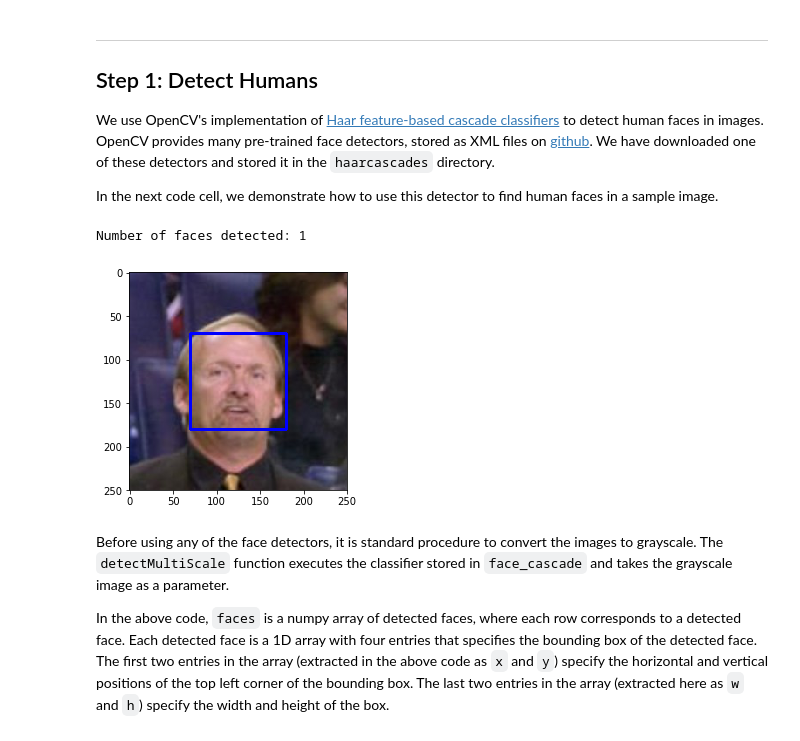
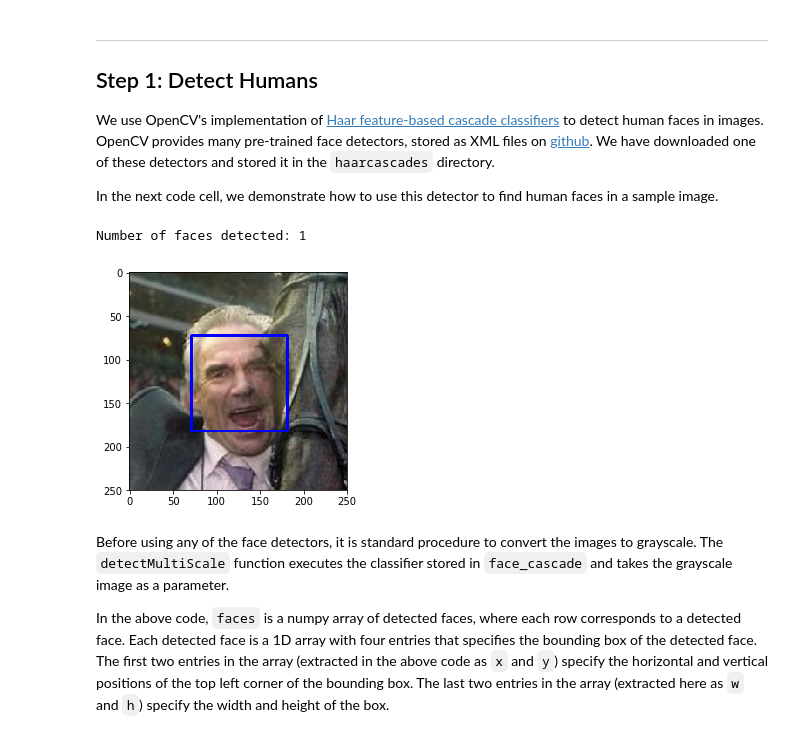
Before and after one commit to LeeonardoVargas/dog-project, a Jupyter notebook: dog_app.ipynb, the cells around one changed output. Cells and saved outputs as stored; diff of their text form; code cells hidden in the pictures.

```diff
--- a/dog_app.ipynb
+++ b/dog_app.ipynb
@@ -116,35 +122,35 @@ def carregar_img_pasta(img):
 
 # extract pre-trained face detector
 face_cascade = cv2.CascadeClassifier('haarcascades/haarcascade_frontalface_alt.xml')
 
 # load color (BGR) image
 # Tinha um erro nessa linha, faltava colocar o nome do arquivo e sua extensão
-img = cv2.imread(carregar_img_pasta(human_files[4]))
+img = cv2.imread(carregar_img_pasta(human_files[1]))
 # img = cv2.imread(human_files[1] + '/Ted_Turner_0001.jpg')
 
 # convert BGR image to grayscale
 gray = cv2.cvtColor(img, cv2.COLOR_BGR2GRAY)
 
 # find faces in image
 faces = face_cascade.detectMultiScale(gray)
 
 # print number of faces detected in the image
 print('Number of faces detected:', len(faces))
 
 # get bounding box for each detected face
 for (x,y,w,h) in faces:
     # add bounding box to color image
     cv2.rectangle(img,(x,y),(x+w,y+h),(255,0,0),2)
 
 # convert BGR image to RGB for plotting
 cv_rgb = cv2.cvtColor(img, cv2.COLOR_BGR2RGB)
 
 # display the image, along with bounding box
 plt.imshow(cv_rgb)
 plt.show()
 # %% [output]
 Number of faces detected: 1
-[figure, old version]
+[figure, new version]
 # %% [markdown]
 Before using any of the face detectors, it is standard procedure to convert the images to grayscale.  The `detectMultiScale` function executes the classifier stored in `face_cascade` and takes the grayscale image as a parameter.
 
```
Also changed, not shown: parts of 25 cells of this notebook, 7 other files.
